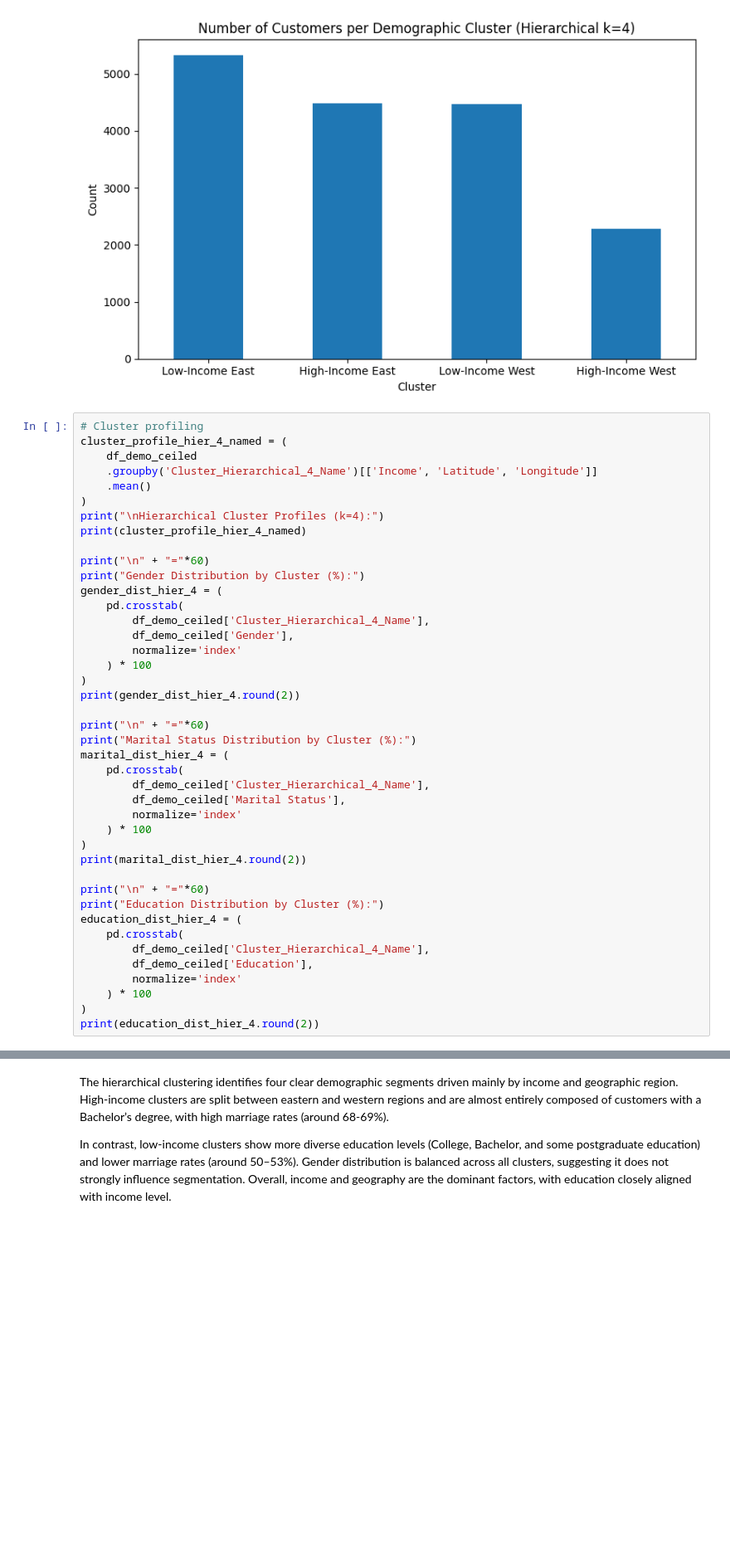
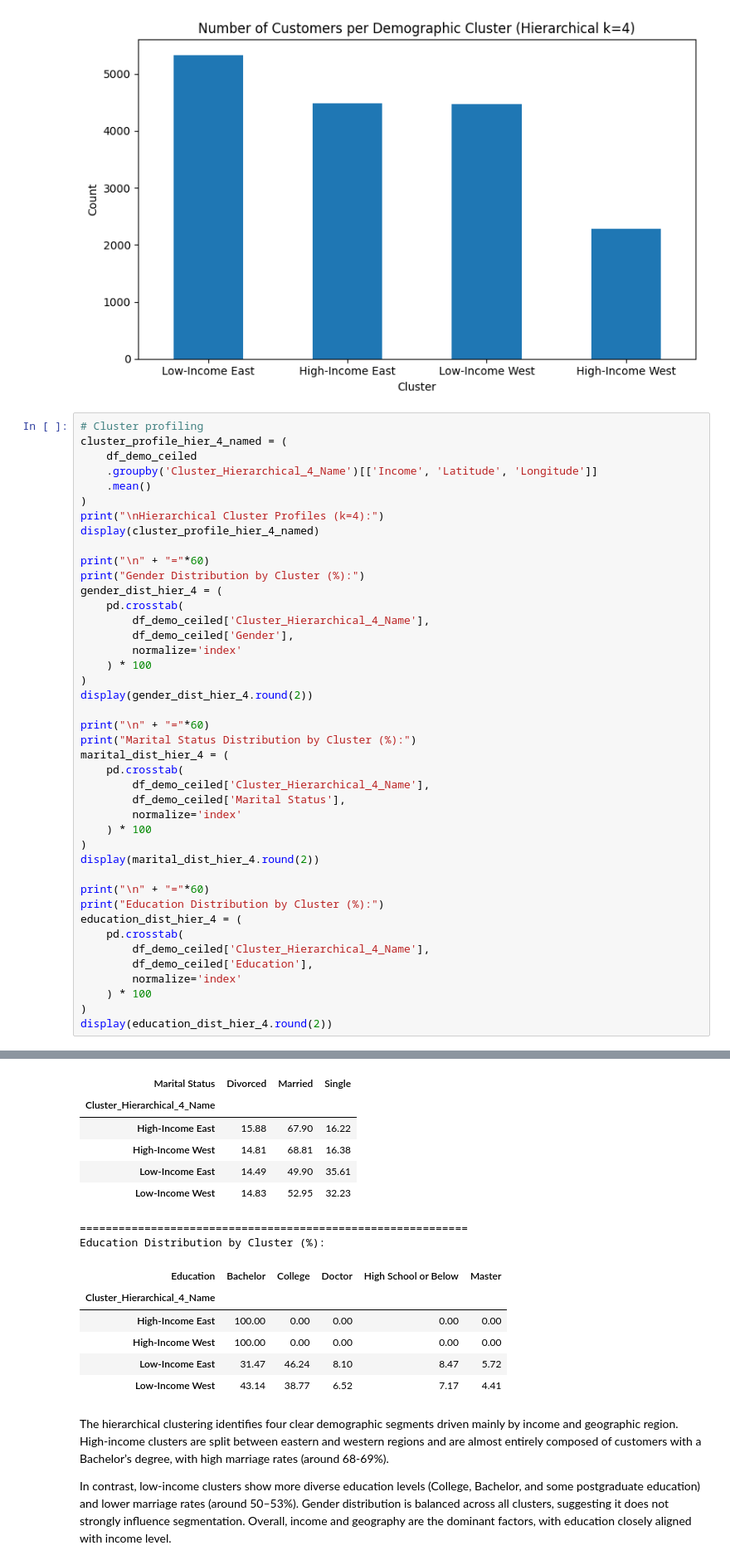
Before and after one commit to luisbdavila/Airline_Customer_Segmentation_DataMining_Project_Python, a Jupyter notebook: Final_delivery/Code/demographic.ipynb, the cells around one changed output, grey strips where cells are left out. Shown at 83% size. Drawn from its saved outputs; the diff is of its cells as text; blank space fills up the shorter version.

```diff
--- a/Final_delivery/Code/demographic.ipynb
+++ b/Final_delivery/Code/demographic.ipynb
@@ -786,7 +842,7 @@ cluster_profile_hier_4_named = (
     .mean()
 )
 print("\nHierarchical Cluster Profiles (k=4):")
-print(cluster_profile_hier_4_named)
+display(cluster_profile_hier_4_named)
 
 print("\n" + "="*60)
 print("Gender Distribution by Cluster (%):")
@@ -797,7 +853,7 @@ gender_dist_hier_4 = (
         normalize='index'
     ) * 100
 )
-print(gender_dist_hier_4.round(2))
+display(gender_dist_hier_4.round(2))
 
 print("\n" + "="*60)
 print("Marital Status Distribution by Cluster (%):")
@@ -808,7 +864,7 @@ marital_dist_hier_4 = (
         normalize='index'
     ) * 100
 )
-print(marital_dist_hier_4.round(2))
+display(marital_dist_hier_4.round(2))
 
 print("\n" + "="*60)
 print("Education Distribution by Cluster (%):")
@@ -819,6 +875,6 @@ education_dist_hier_4 = (
         normalize='index'
     ) * 100
 )
-print(education_dist_hier_4.round(2))
+display(education_dist_hier_4.round(2))
 # %% [output]
 Hierarchical Cluster Profiles (k=4):
@@ -841,3 +897,17 @@ Low-Income West                4.41
+| Marital Status | Divorced | Married | Single |
+| Cluster_Hierarchical_4_Name |  |  |  |
+| High-Income East | 15.88 | 67.90 | 16.22 |
+| High-Income West | 14.81 | 68.81 | 16.38 |
+| Low-Income East | 14.49 | 49.90 | 35.61 |
+| Low-Income West | 14.83 | 52.95 | 32.23 |
+============================================================
+Education Distribution by Cluster (%):
+| Education | Bachelor | College | Doctor | High School or Below | Master |
+| Cluster_Hierarchical_4_Name |  |  |  |  |  |
+| High-Income East | 100.00 | 0.00 | 0.00 | 0.00 | 0.00 |
+| High-Income West | 100.00 | 0.00 | 0.00 | 0.00 | 0.00 |
+| Low-Income East | 31.47 | 46.24 | 8.10 | 8.47 | 5.72 |
+| Low-Income West | 43.14 | 38.77 | 6.52 | 7.17 | 4.41 |
 # %% [markdown]
 The hierarchical clustering identifies four clear demographic segments driven mainly by income and geographic region. High-income clusters are split between eastern and western regions and are almost entirely composed of customers with a Bachelor’s degree, with high marriage rates (around 68-69%).
 
```
Also changed, not shown: parts of 31 cells of this notebook, 6 other files.
